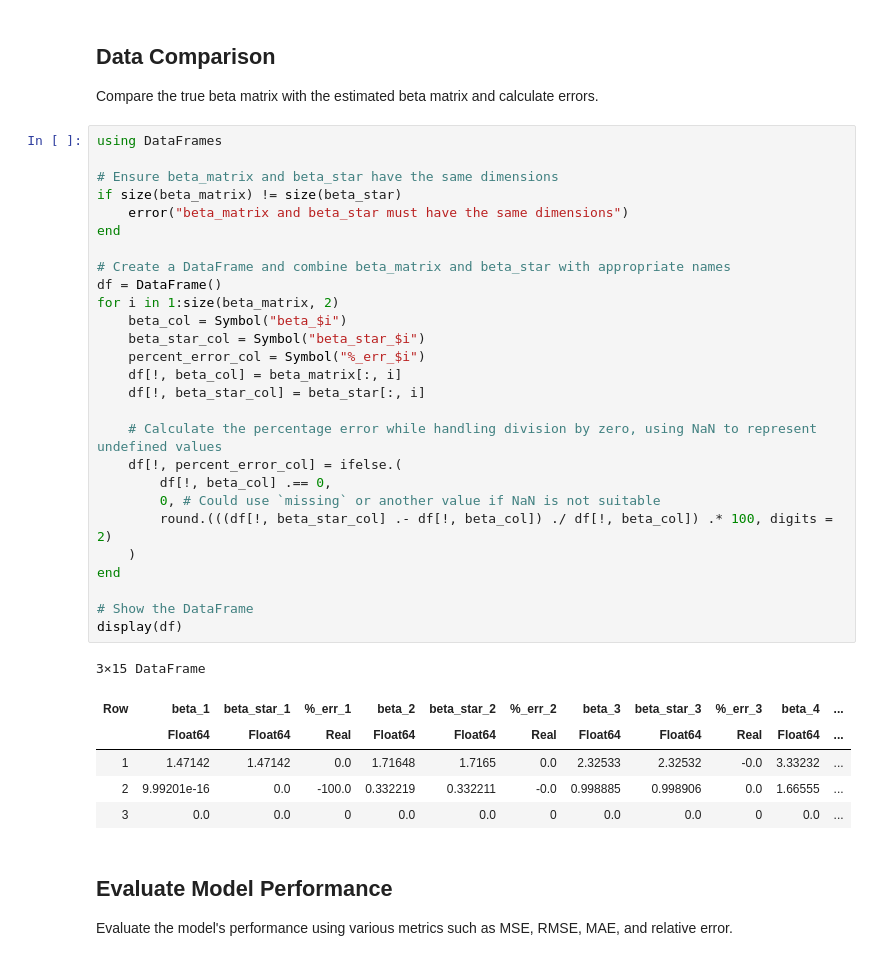
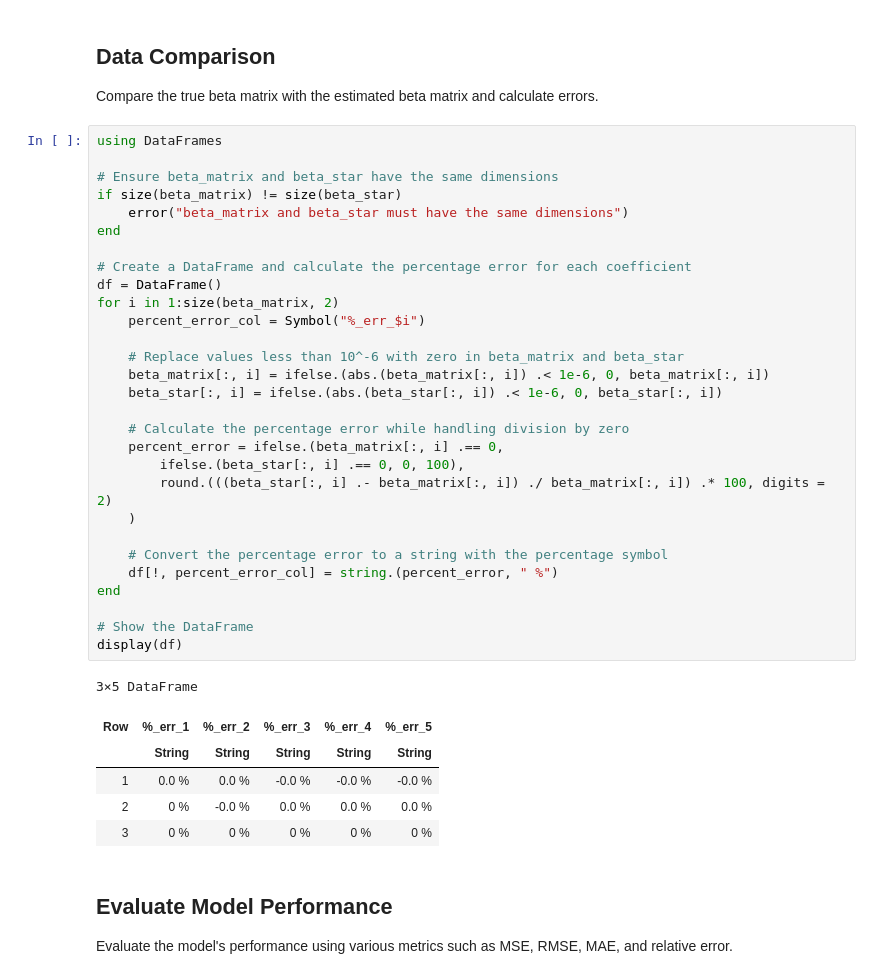
Before and after one commit to FrigaZzz/functional-data-regression-mip, a Jupyter notebook: notebooks/scalar_on_function.ipynb, the cells around one changed output. Saved outputs shown, nothing was run; the diff lists cells and outputs as text.

```diff
--- a/notebooks/scalar_on_function.ipynb
+++ b/notebooks/scalar_on_function.ipynb
@@ -179,37 +168,39 @@ Compare the true beta matrix with the estimated beta matrix and calculate errors
 # %%
 using DataFrames
 
 # Ensure beta_matrix and beta_star have the same dimensions
 if size(beta_matrix) != size(beta_star)
     error("beta_matrix and beta_star must have the same dimensions")
 end
 
-# Create a DataFrame and combine beta_matrix and beta_star with appropriate names
+# Create a DataFrame and calculate the percentage error for each coefficient
 df = DataFrame()
 for i in 1:size(beta_matrix, 2)
-    beta_col = Symbol("beta_$i")
-    beta_star_col = Symbol("beta_star_$i")
     percent_error_col = Symbol("%_err_$i")
-    df[!, beta_col] = beta_matrix[:, i]
-    df[!, beta_star_col] = beta_star[:, i]
 
-    # Calculate the percentage error while handling division by zero, using NaN to represent undefined values
-    df[!, percent_error_col] = ifelse.(
-        df[!, beta_col] .== 0,
-        0, # Could use `missing` or another value if NaN is not suitable
-        round.(((df[!, beta_star_col] .- df[!, beta_col]) ./ df[!, beta_col]) .* 100, digits = 2)
+    # Replace values less than 10^-6 with zero in beta_matrix and beta_star
+    beta_matrix[:, i] = ifelse.(abs.(beta_matrix[:, i]) .< 1e-6, 0, beta_matrix[:, i])
+    beta_star[:, i] = ifelse.(abs.(beta_star[:, i]) .< 1e-6, 0, beta_star[:, i])
+
+    # Calculate the percentage error while handling division by zero
+    percent_error = ifelse.(beta_matrix[:, i] .== 0,
+        ifelse.(beta_star[:, i] .== 0, 0, 100),
+        round.(((beta_star[:, i] .- beta_matrix[:, i]) ./ beta_matrix[:, i]) .* 100, digits = 2)
     )
+
+    # Convert the percentage error to a string with the percentage symbol
+    df[!, percent_error_col] = string.(percent_error, " %")
 end
 
 # Show the DataFrame
 display(df)
 # %% [output]
-3×15 DataFrame
+3×5 DataFrame
-| Row | beta_1 | beta_star_1 | %_err_1 | beta_2 | beta_star_2 | %_err_2 | beta_3 | beta_star_3 | %_err_3 | beta_4 | ... |
-|  | Float64 | Float64 | Real | Float64 | Float64 | Real | Float64 | Float64 | Real | Float64 | ... |
-| 1 | 1.47142 | 1.47142 | 0.0 | 1.71648 | 1.7165 | 0.0 | 2.32533 | 2.32532 | -0.0 | 3.33232 | ... |
-| 2 | 9.99201e-16 | 0.0 | -100.0 | 0.332219 | 0.332211 | -0.0 | 0.998885 | 0.998906 | 0.0 | 1.66555 | ... |
-| 3 | 0.0 | 0.0 | 0 | 0.0 | 0.0 | 0 | 0.0 | 0.0 | 0 | 0.0 | ... |
+| Row | %_err_1 | %_err_2 | %_err_3 | %_err_4 | %_err_5 |
+|  | String | String | String | String | String |
+| 1 | 0.0 % | 0.0 % | -0.0 % | -0.0 % | -0.0 % |
+| 2 | 0 % | -0.0 % | 0.0 % | 0.0 % | 0.0 % |
+| 3 | 0 % | 0 % | 0 % | 0 % | 0 % |
 # %% [markdown]
 ## Evaluate Model Performance
 Evaluate the model's performance using various metrics such as MSE, RMSE, MAE, and relative error.
```
Also changed, not shown: parts of 7 cells of this notebook, 1 other file.
